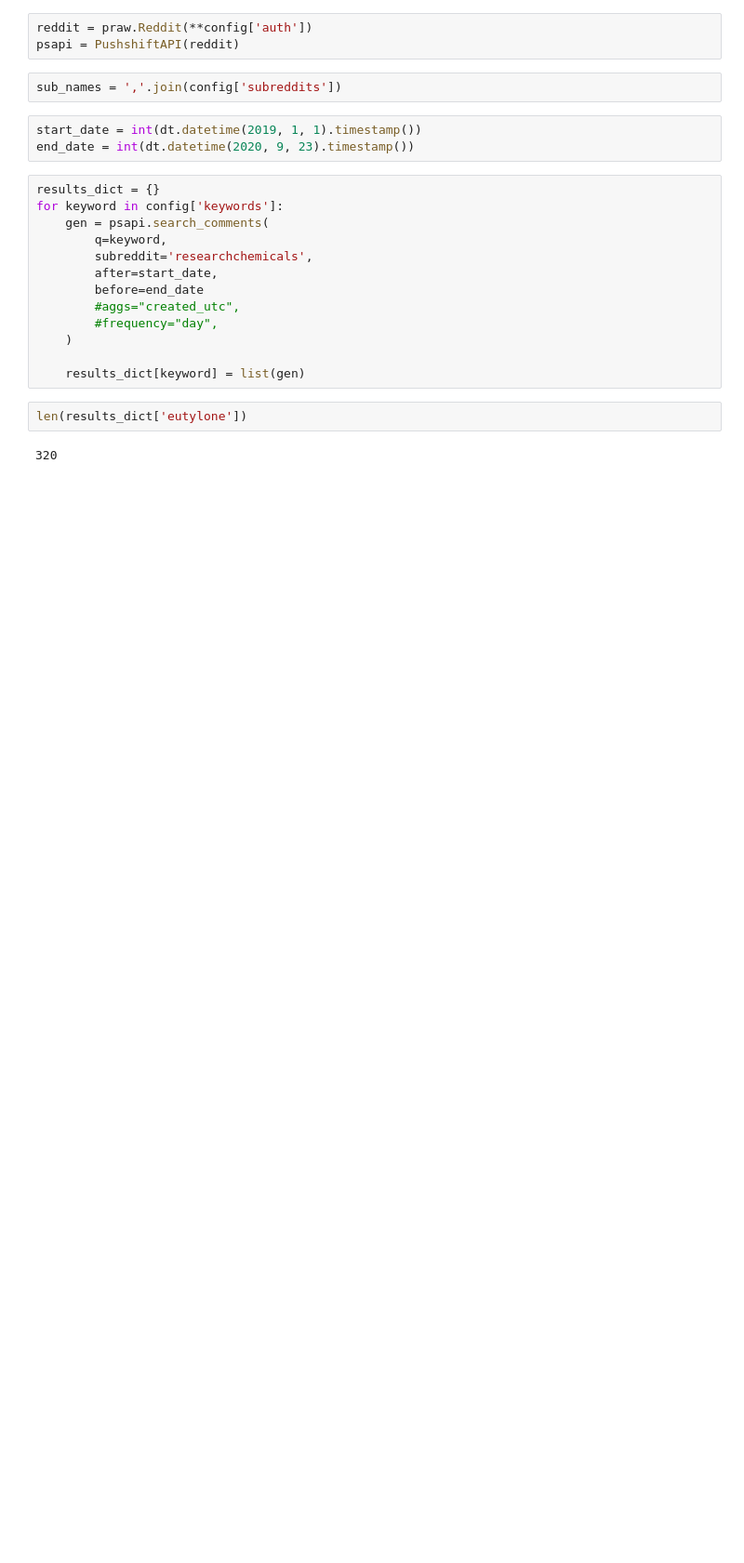
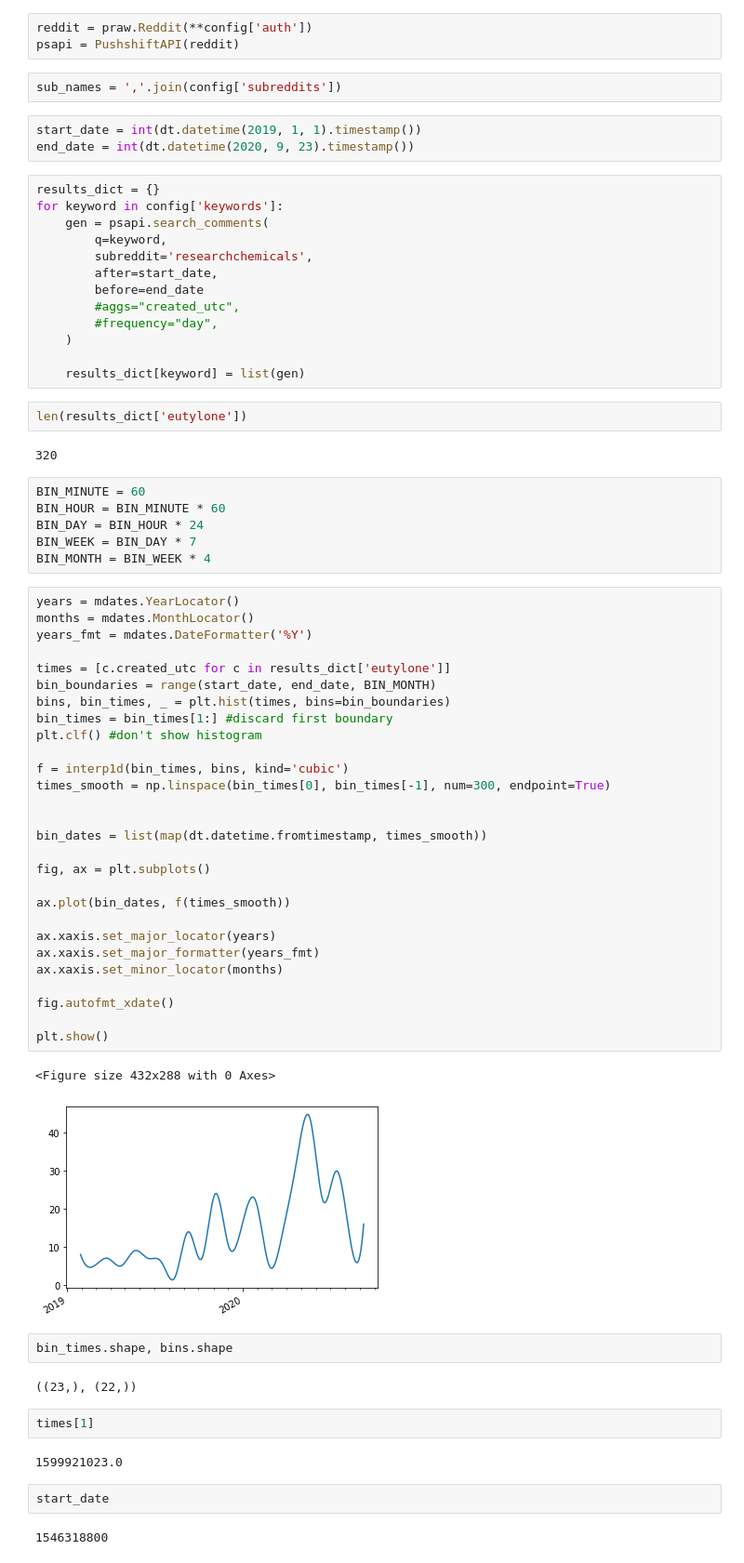
Before and after one commit to DanielVanZant/ndewsredditscraper, a Jupyter notebook: pushshift_search.ipynb, the cells around one changed output. Shown: that part at 93% size. Cells and saved outputs as stored; diff of their text form; blank space fills up the shorter version.

Commit message:
plotting keyword searches over time

```diff
--- a/pushshift_search.ipynb
+++ b/pushshift_search.ipynb
@@ -31,3 +35,52 @@ for keyword in config['keywords']:
 len(results_dict['eutylone'])
 # %% [output]
 320
+# %%
+BIN_MINUTE = 60
+BIN_HOUR = BIN_MINUTE * 60
+BIN_DAY = BIN_HOUR * 24
+BIN_WEEK = BIN_DAY * 7
+BIN_MONTH = BIN_WEEK * 4
+# %%
+years = mdates.YearLocator()
+months = mdates.MonthLocator()
+years_fmt = mdates.DateFormatter('%Y')
+
+times = [c.created_utc for c in results_dict['eutylone']]
+bin_boundaries = range(start_date, end_date, BIN_MONTH)
+bins, bin_times, _ = plt.hist(times, bins=bin_boundaries)
+bin_times = bin_times[1:] #discard first boundary
+plt.clf() #don't show histogram
+
+f = interp1d(bin_times, bins, kind='cubic')
+times_smooth = np.linspace(bin_times[0], bin_times[-1], num=300, endpoint=True)
+
+
+bin_dates = list(map(dt.datetime.fromtimestamp, times_smooth))
+
+fig, ax = plt.subplots()
+
+ax.plot(bin_dates, f(times_smooth))
+
+ax.xaxis.set_major_locator(years)
+ax.xaxis.set_major_formatter(years_fmt)
+ax.xaxis.set_minor_locator(months)
+
+fig.autofmt_xdate()
+
+plt.show()
+# %% [output]
+<Figure size 432x288 with 0 Axes>
+[figure, added]
+# %%
+bin_times.shape, bins.shape
+# %% [output]
+((23,), (22,))
+# %%
+times[1]
+# %% [output]
+1599921023.0
+# %%
+start_date
+# %% [output]
+1546318800
```
Also changed, not shown: parts of 1 cell of this notebook.
